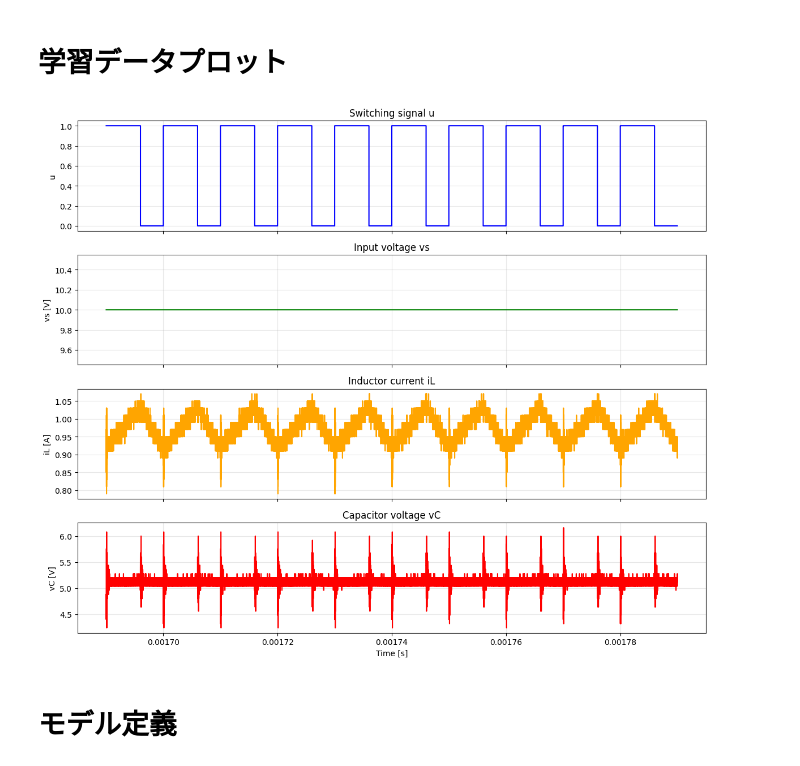
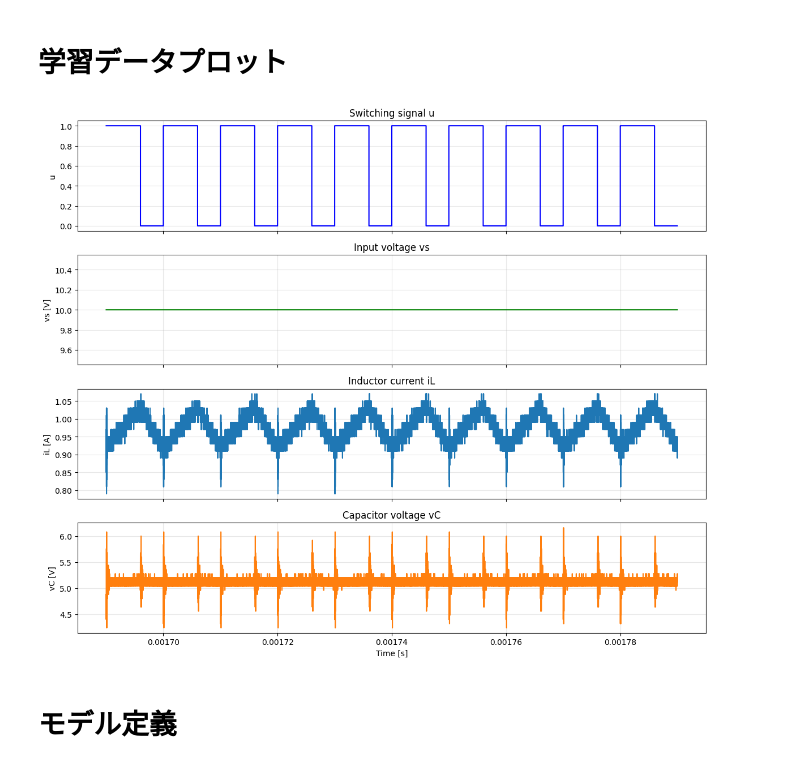
Before and after one commit to University-Laboratory/rnn-pann, a Jupyter notebook: notebooks/note13.ipynb, the cells around one changed output. Drawn from its saved outputs; the diff is of its cells as text; code cells hidden in the pictures.

```diff
--- a/notebooks/note13.ipynb
+++ b/notebooks/note13.ipynb
@@ -174,35 +174,35 @@ plt.show()
 # %%
 fig, axs = plt.subplots(4, 1, figsize=(12, 10), sharex=True)
 
 # 1: u (switching signal)
 axs[0].step(t[:-1], u, where="post", color="blue", linewidth=1.5)
 axs[0].set_ylabel("u")
 axs[0].grid(True, alpha=0.3)
 axs[0].set_title("Switching signal u")
 
 # 2: vs (input voltage)
 axs[1].plot(t[:-1], vs, color="green", linewidth=1.5)
 axs[1].set_ylabel("vs [V]")
 axs[1].grid(True, alpha=0.3)
 axs[1].set_title("Input voltage vs")
 
 # 3: iL (inductor current)
-axs[2].plot(t, iL, color="orange", linewidth=1.5)
+axs[2].plot(t, iL, color="tab:blue", linewidth=1.5)
 axs[2].set_ylabel("iL [A]")
 axs[2].grid(True, alpha=0.3)
 axs[2].set_title("Inductor current iL")
 
 # 4: vC (capacitor voltage)
-axs[3].plot(t, vC, color="red", linewidth=1.5)
+axs[3].plot(t, vC, color="tab:orange", linewidth=1.5)
 axs[3].set_ylabel("vC [V]")
 axs[3].set_xlabel("Time [s]")
 axs[3].grid(True, alpha=0.3)
 axs[3].set_title("Capacitor voltage vC")
 
 plt.tight_layout()
 plt.show()
 # %% [output]
-[figure, old version]
+[figure, new version]
 # %% [markdown]
 # モデル定義
 # %%
```
Also changed, not shown: parts of 1 cell of this notebook, 4 other files.
